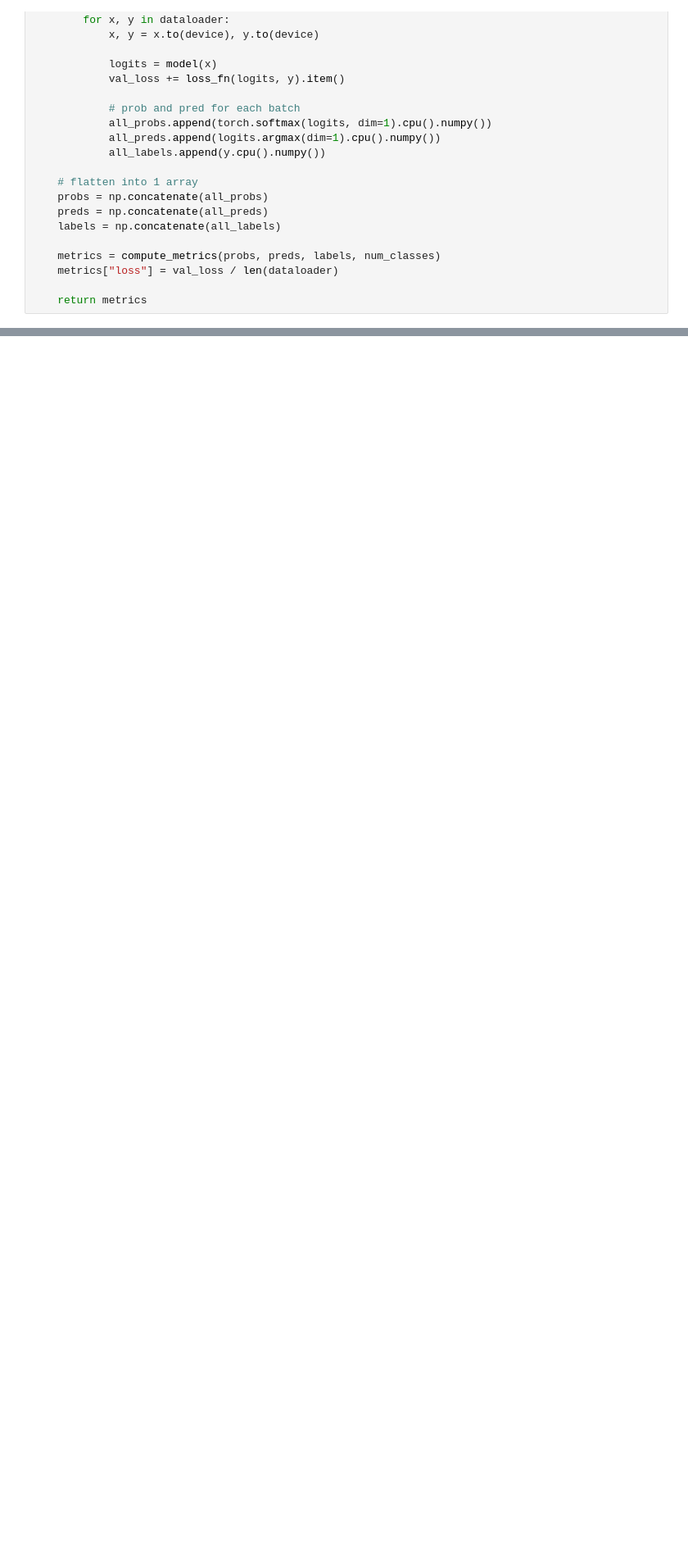
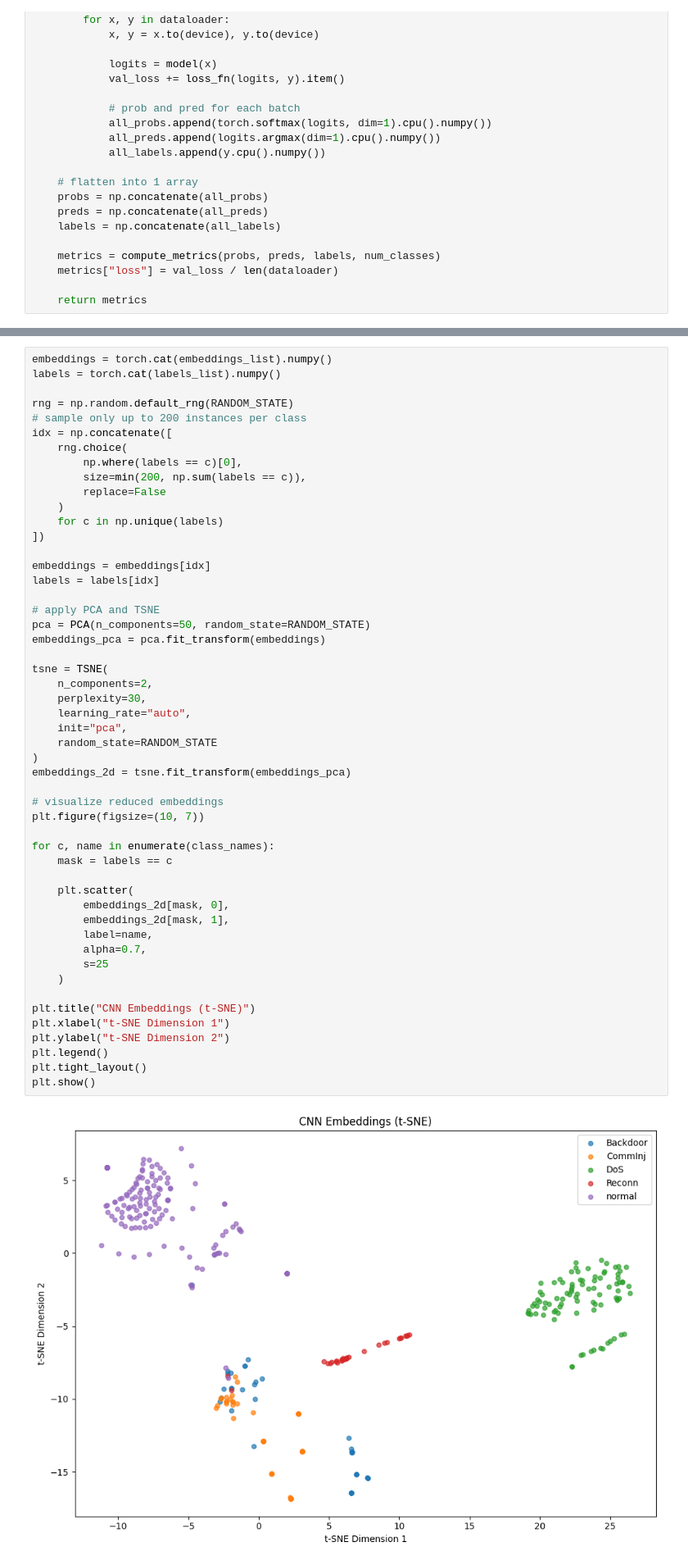
Before and after one commit to yjiahao/network-traffic-classification, a Jupyter notebook: src/model/cnn.ipynb, the cells around one changed output, grey strips where cells are left out. Shown at 82% size. Cells and saved outputs as stored; diff of their text form; blank space fills up the shorter version.

```diff
--- a/src/model/cnn.ipynb
+++ b/src/model/cnn.ipynb
@@ -318,3 +379,56 @@ weighted avg     0.9991    0.9962    0.9974     47364
+# %%
+embeddings = torch.cat(embeddings_list).numpy()
+labels = torch.cat(labels_list).numpy()
+
+rng = np.random.default_rng(RANDOM_STATE)
+# sample only up to 200 instances per class
+idx = np.concatenate([
+    rng.choice(
+        np.where(labels == c)[0],
+        size=min(200, np.sum(labels == c)),
+        replace=False
+    )
+    for c in np.unique(labels)
+])
+
+embeddings = embeddings[idx]
+labels = labels[idx]
+
+# apply PCA and TSNE
+pca = PCA(n_components=50, random_state=RANDOM_STATE)
+embeddings_pca = pca.fit_transform(embeddings)
+
+tsne = TSNE(
+    n_components=2,
+    perplexity=30,
+    learning_rate="auto",
+    init="pca",
+    random_state=RANDOM_STATE
+)
+embeddings_2d = tsne.fit_transform(embeddings_pca)
+
+# visualize reduced embeddings
+plt.figure(figsize=(10, 7))
+
+for c, name in enumerate(class_names):
+    mask = labels == c
+
+    plt.scatter(
+        embeddings_2d[mask, 0],
+        embeddings_2d[mask, 1],
+        label=name,
+        alpha=0.7,
+        s=25
+    )
+
+plt.title("CNN Embeddings (t-SNE)")
+plt.xlabel("t-SNE Dimension 1")
+plt.ylabel("t-SNE Dimension 2")
+plt.legend()
+plt.tight_layout()
+plt.show()
+# %% [output]
+[figure, added]
 # %% [markdown]
 ### Model Explainability
 
```
Also changed, not shown: parts of 12 cells of this notebook.
